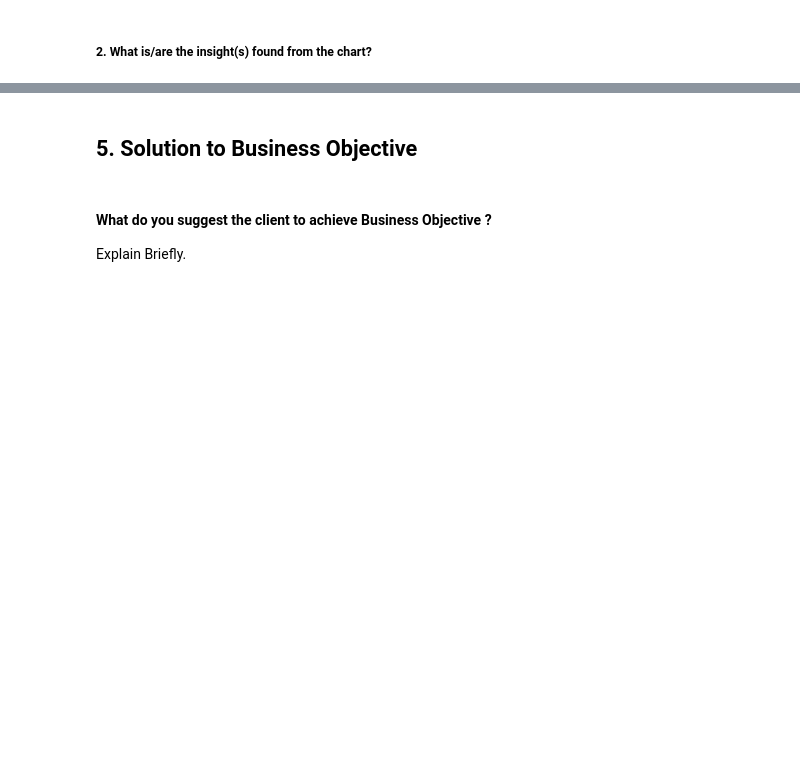
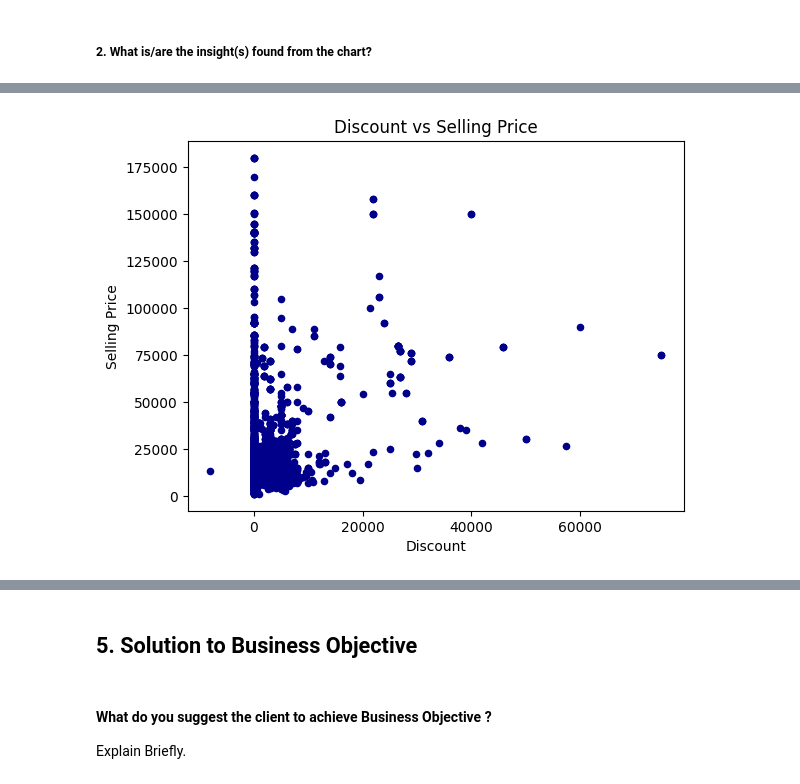
Before and after one commit to anujpurohit0501/flipkart-mobile-eda, a Jupyter notebook: Flipkart_Mobile_EDA.ipynb, the cells around one changed output, grey strips where cells are left out. Cells and saved outputs as stored; diff of their text form; code cells hidden in the pictures; blank space fills up the shorter version.

```diff
--- a/Flipkart_Mobile_EDA.ipynb
+++ b/Flipkart_Mobile_EDA.ipynb
@@ -679,0 +726,10 @@ Answer Here
+# %%
+# CHART 17
+#Discount vs Selling Price
+df.plot(x='discount',y='Selling Price',kind='scatter',color='darkblue')
+plt.xlabel('Discount')
+plt.ylabel('Selling Price')
+plt.title('Discount vs Selling Price')
+plt.show()
+# %% [output]
+[figure, added]
```
Also changed, not shown: parts of 35 cells of this notebook.
